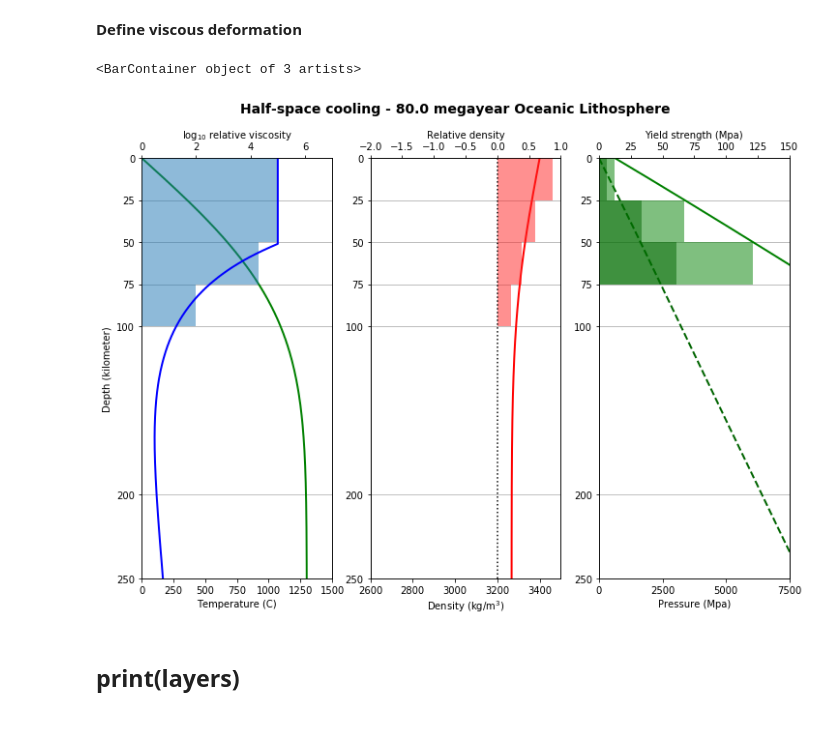
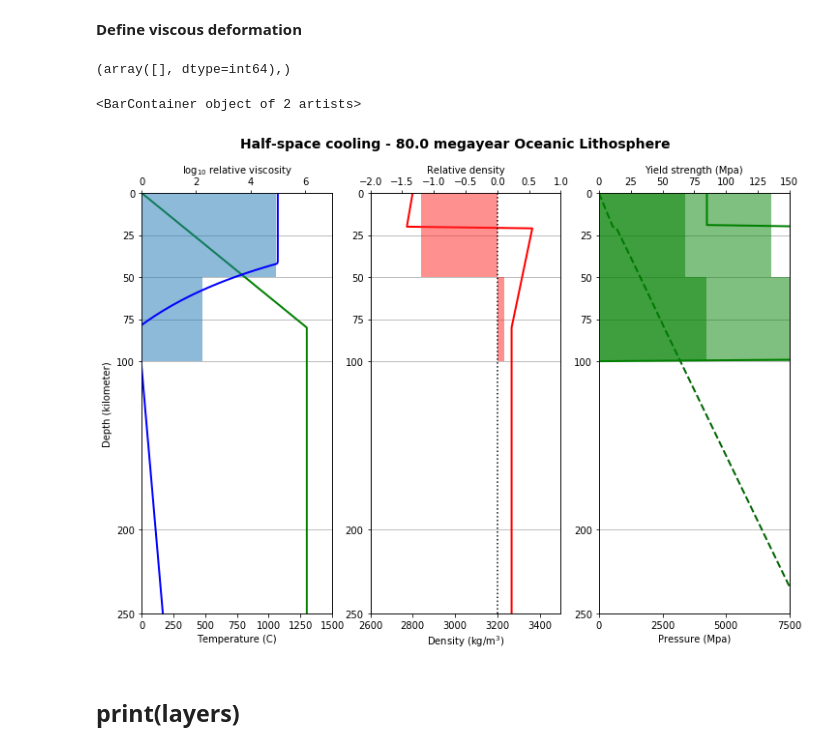
Before and after one commit to RebeccaFarrington/congested-subduction, a Jupyter notebook: moresi-2014-material-properties.ipynb, the cells around one changed output. Drawn from its saved outputs; the diff is of its cells as text; code cells hidden in the pictures.

Commit message:
backarc, craton and transition cohesion. not there yet.

```diff
--- a/moresi-2014-material-properties.ipynb
+++ b/moresi-2014-material-properties.ipynb
@@ -36,13 +36,13 @@ u = pint.UnitRegistry()
 **Define the layer intersections in the modelled lithosphere**
 # %%
 # for oceanic lithosphere, ExFig 5a, 5b
-layers = np.array([0, 25, 50, 75, 100, 200]) * 10**3 * u.meter
+# layers = np.array([0, 25, 50, 75, 100, 200]) * 10**3 * u.meter
 # for cratonic lithosphere, ExFig 5c
 # layers = np.array([0, 75, 150, 200]) * 10**3 * u.meter
 # for transition, ExFig 5d
 # layers = np.array([0, 50, 100, 200]) * 10**3 * u.meter
 # for back arc, ExFig 5e
-# layers = np.array([0, 50, 100, 200]) * 10**3 * u.meter
+layers = np.array([0, 50, 100, 200]) * 10**3 * u.meter
 print('Numer of layers is {}'.format(len(layers)-1))
 print('Interface at {}'.format(layers.to('kilometer')))
 # %% [output]
@@ -179,3 +175,17 @@ yieldStrength2 = cohesion2 + friction2 * pressure # post yeild strength
+# %%
+# back arc strong
+yieldStrength = np.zeros(res)*u.megapascal
+def backarc_yeildStrength(depth):
+    for index, y in enumerate(depth):
+        if y < 20.*u.kilometer:
+            yieldStrength[index] =  85.*u.megapascal
+        elif y < 100.*u.kilometer:   # this should be 80 km.
+            yieldStrength[index] = 170.*u.megapascal
+    return yieldStrength
+
+# yieldStrength  = np.ones(res)*40.*u.megapascal
+yieldStrength  = backarc_yeildStrength(depth)
+yieldStrength2 = yieldStrength/2.
 # %% [markdown]
 **Define viscous deformation**
 # %%
@@ -232,11 +242,16 @@ for i, interface in enumerate(layers):
     prevIndex = index
+# %%
+nonzero_yeildStregth = np.nonzero(yieldStrength.to('MPa').magnitude[prevIndex:index])
+nonzero_yeildStregth
+# %% [output]
+(array([], dtype=int64),)
 # %%
 figure1 = pypl.figure(figsize=(12,8))
 figure1.suptitle('Half-space cooling - {} Oceanic Lithosphere'.format(age.to('Myear')), fontsize=14, fontweight='bold')
 
 height = (layers.magnitude[2] - layers.magnitude[1])/1e3
 # for back arc
-#height=((layers.magnitude[1] - layers.magnitude[0])/1e3,(layers.magnitude[2] - layers.magnitude[1])/1e3)
+height=((layers.magnitude[1] - layers.magnitude[0])/1e3,(layers.magnitude[2] - layers.magnitude[1])/1e3)
 
 # Temperature and Viscosity profiles
 tempPlot = figure1.add_subplot(131)
@@ -267,37 +282,42 @@ densityPlot.set_ylim(0, 250)
 densityPlot.invert_yaxis()
 densityPlot.set_yticks([0,25,50,75,100,200,250])
 densityPlot.grid(axis='y')
 
 relDensityPlot = densityPlot.twiny()
 relDensityPlot.set_xlabel('Relative density')
 #relDensityPlot.set_xlim(-0.2, 1.0)
 relDensityPlot.set_xlim(-2., 1.0)
 relDensityPlot.axvline(x=0, ymin=0, ymax=1, linestyle='dotted', color='black')
 relDensityPlot.set_ylim(250,0)
 relDensityPlot.barh(layers[0:-2]/10**3,avg_density[0:-1], height=height, left=0.0, alpha=0.5, color='#FF2222', align="edge")
 #relDensityPlot.barh(100.0, avg_density[4], height=100.0, left=0.0, alpha=0.5, fill='false', color='#FF2222', hatch='//', align="edge")
 
 # lithostatic pressure and strength profile
 pressurePlot = figure1.add_subplot(133)
 pressurePlot.set_xlabel('Pressure (Mpa)')
 pressurePlot.set_yticks([0,25,50,75,100,200,250])
 pressurePlot.plot(pressure.to('MPa'), depth.to('kilometer'), color='DarkGreen', linestyle='dashed', linewidth=2)
 pressurePlot.set_xticks([0,2500,5000,7500,10000])
 pressurePlot.set_ylim(0, 250)
 pressurePlot.invert_yaxis()
 pressurePlot.set_xlim(0, 7500)
 pressurePlot.grid(axis='y')
 
 strengthPlot = pressurePlot.twiny()
 strengthPlot.set_xlabel('Yield strength (Mpa)')
 strengthPlot.set_ylim(250,0)
 strengthPlot.set_xlim(0, 150)
 strengthPlot.plot(yieldStrength.to('MPa'), depth.to('kilometer'), color='green', linestyle='solid', linewidth=2, label='Yield strength (MPa)')
-strengthPlot.barh(layers[0:-3]/10**3, low_strength[0:-2], height=height, left=0.0, alpha=0.5, color='green', align="edge")
-strengthPlot.barh(layers[0:-3]/10**3,low_strength2[0:-2], height=height, left=0.0, alpha=0.5, color='darkgreen', align="edge")
+#strengthPlot.barh(layers[0:-3]/10**3, low_strength[0:-2], height=height, left=0.0, alpha=0.5, color='green', align="edge")
+#strengthPlot.barh(layers[0:-3]/10**3,low_strength2[0:-2], height=height, left=0.0, alpha=0.5, color='darkgreen', align="edge")
+# # for craton. transition
+#strengthPlot.barh(layers[0:-2]/10**3, low_strength[0:-1], height=height, left=0.0, alpha=0.5, color='green', align="edge")
+#strengthPlot.barh(layers[0:-2]/10**3,low_strength2[0:-1], height=height, left=0.0, alpha=0.5, color='darkgreen', align="edge")
+strengthPlot.barh(layers[0:-2]/10**3, avg_strength[0:-1], height=height, left=0.0, alpha=0.5, color='green', align="edge")
+strengthPlot.barh(layers[0:-2]/10**3, avg_strength2[0:-1], height=height, left=0.0, alpha=0.5, color='green', align="edge")
 # %% [output]
-<BarContainer object of 3 artists>
+<BarContainer object of 2 artists>
-[figure, old version]
+[figure, new version]
 # %% [markdown]
 ## print(layers)
 # %%
```
Also changed, not shown: parts of 14 cells of this notebook, 2 other files.
